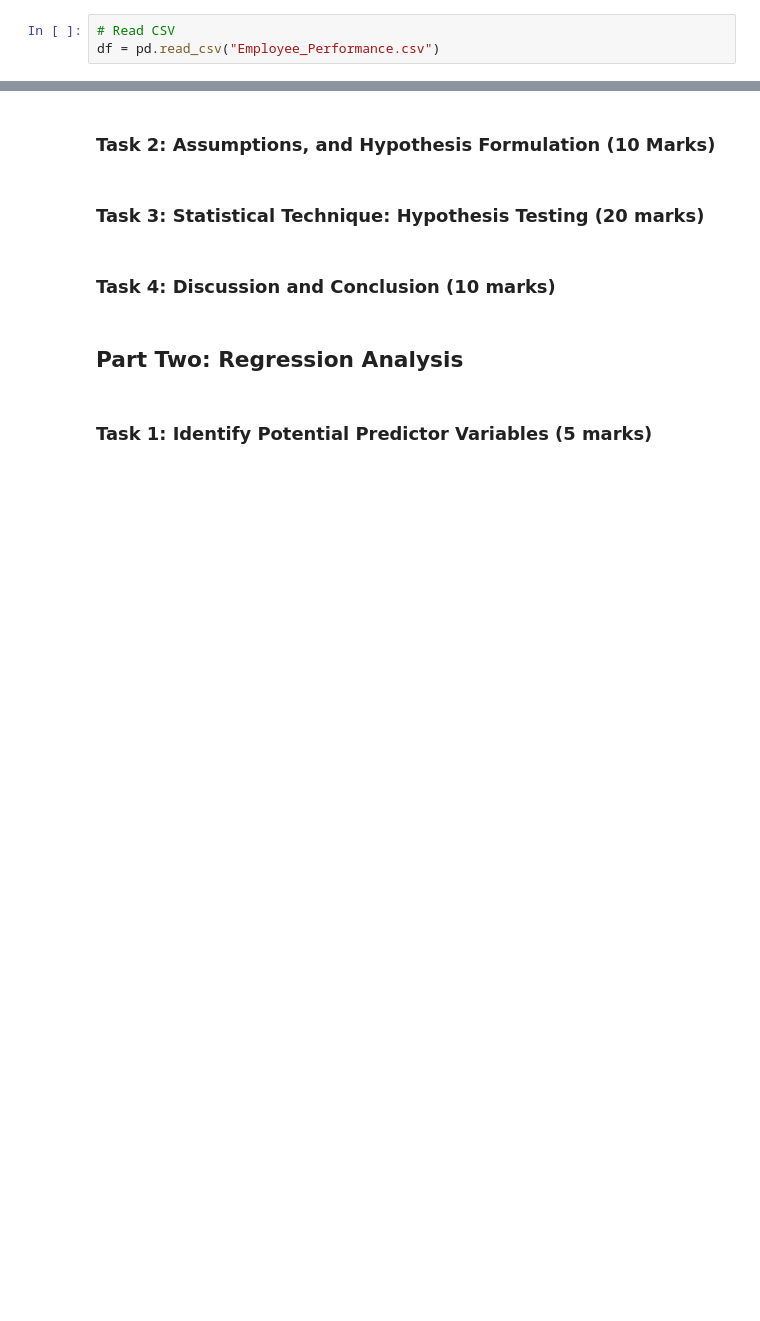
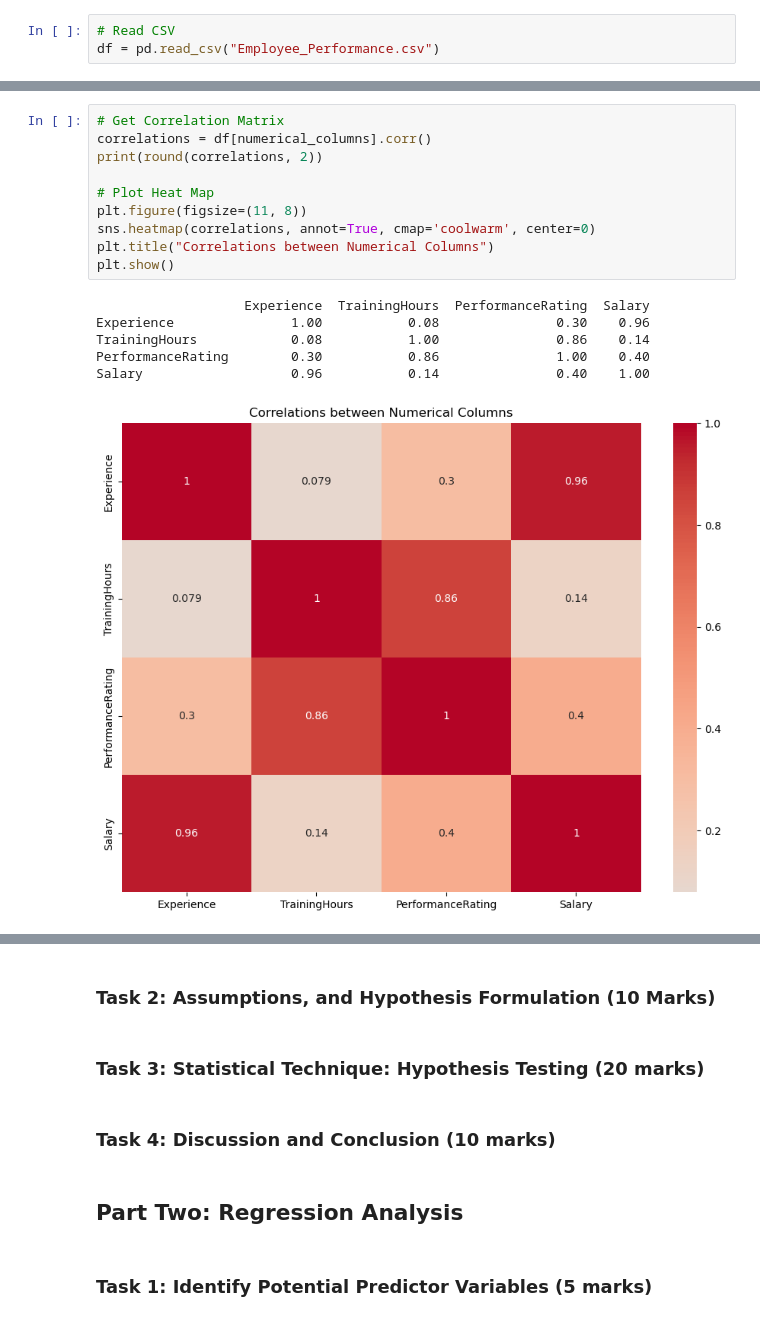
Before and after one commit to lroygard/DataAnalysis, a Jupyter notebook: DataAnalysis.ipynb, the cells around one changed output, grey strips where cells are left out. Saved outputs shown, nothing was run; the diff lists cells and outputs as text; blank space fills up the shorter version.

```diff
--- a/DataAnalysis.ipynb
+++ b/DataAnalysis.ipynb
@@ -22,0 +70,17 @@ df.head()
+# %%
+# Get Correlation Matrix
+correlations = df[numerical_columns].corr()
+print(round(correlations, 2))
+
+# Plot Heat Map
+plt.figure(figsize=(11, 8))
+sns.heatmap(correlations, annot=True, cmap='coolwarm', center=0)
+plt.title("Correlations between Numerical Columns")
+plt.show()
+# %% [output]
+                   Experience  TrainingHours  PerformanceRating  Salary
+Experience               1.00           0.08               0.30    0.96
+TrainingHours            0.08           1.00               0.86    0.14
+PerformanceRating        0.30           0.86               1.00    0.40
+Salary                   0.96           0.14               0.40    1.00
+[figure, added]
```
Also changed, not shown: parts of 7 cells of this notebook.
